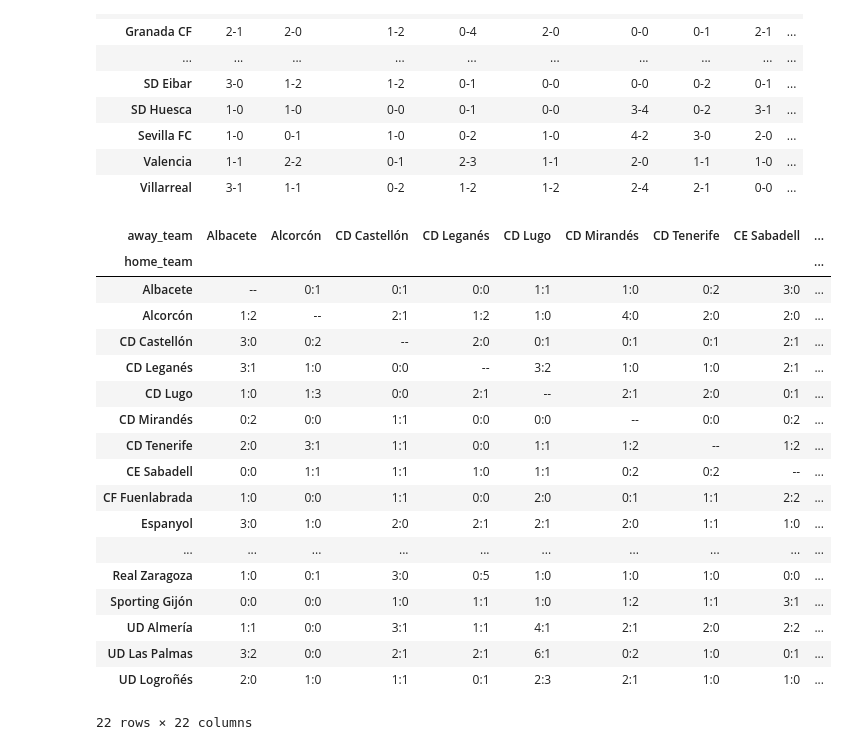
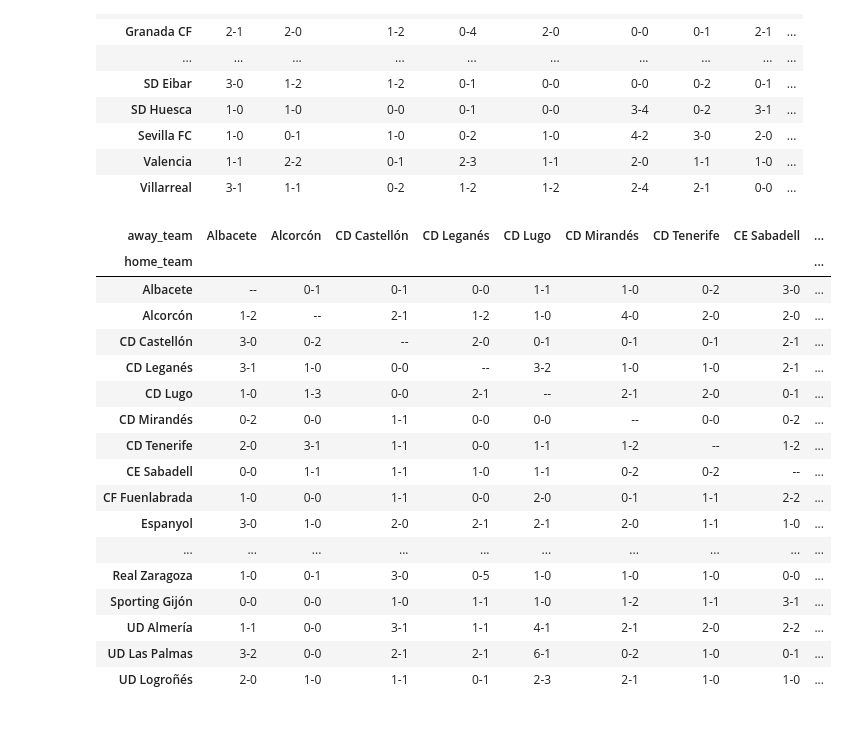
Before and after one commit to mariajinxue/la-quiniela, a Jupyter notebook: analysis/LaLigaDataAnalysis.ipynb, the cells around one changed output. Saved outputs shown, nothing was run; the diff lists cells and outputs as text; code cells hidden in the pictures.

```diff
--- a/analysis/LaLigaDataAnalysis.ipynb
+++ b/analysis/LaLigaDataAnalysis.ipynb
@@ -286,30 +286,30 @@ styled_crosstab
 # %%
 #FUNCIÓN:
 
 def plot_cross_results_table(season, division):
     dff = df.loc[(df["division"] == division) & (df["season"] == season)]
-    crosstab = pd.crosstab(index = dff["home_team"], columns = dff["away_team"], values = dff["score"],
+    crosstab = pd.crosstab(index = dff["home_team"], columns = dff["away_team"], values = dff["score"].str.replace(":", "-"),
                        aggfunc = lambda x: " ".join(x)).fillna("--")
-    return crosstab
+    styled_crosstab = crosstab.style.applymap(color_cells)
+    return styled_crosstab
 
 plot_cross_results_table("2020-2021", 2)
 # %% [output]
 | away_team | Albacete | Alcorcón | CD Castellón | CD Leganés | CD Lugo | CD Mirandés | CD Tenerife | CE Sabadell | ... |
 | home_team |  |  |  |  |  |  |  |  | ... |
-| Albacete | -- | 0:1 | 0:1 | 0:0 | 1:1 | 1:0 | 0:2 | 3:0 | ... |
-| Alcorcón | 1:2 | -- | 2:1 | 1:2 | 1:0 | 4:0 | 2:0 | 2:0 | ... |
-| CD Castellón | 3:0 | 0:2 | -- | 2:0 | 0:1 | 0:1 | 0:1 | 2:1 | ... |
-| CD Leganés | 3:1 | 1:0 | 0:0 | -- | 3:2 | 1:0 | 1:0 | 2:1 | ... |
-| CD Lugo | 1:0 | 1:3 | 0:0 | 2:1 | -- | 2:1 | 2:0 | 0:1 | ... |
-| CD Mirandés | 0:2 | 0:0 | 1:1 | 0:0 | 0:0 | -- | 0:0 | 0:2 | ... |
-| CD Tenerife | 2:0 | 3:1 | 1:1 | 0:0 | 1:1 | 1:2 | -- | 1:2 | ... |
-| CE Sabadell | 0:0 | 1:1 | 1:1 | 1:0 | 1:1 | 0:2 | 0:2 | -- | ... |
-| CF Fuenlabrada | 1:0 | 0:0 | 1:1 | 0:0 | 2:0 | 0:1 | 1:1 | 2:2 | ... |
-| Espanyol | 3:0 | 1:0 | 2:0 | 2:1 | 2:1 | 2:0 | 1:1 | 1:0 | ... |
+| Albacete | -- | 0-1 | 0-1 | 0-0 | 1-1 | 1-0 | 0-2 | 3-0 | ... |
+| Alcorcón | 1-2 | -- | 2-1 | 1-2 | 1-0 | 4-0 | 2-0 | 2-0 | ... |
+| CD Castellón | 3-0 | 0-2 | -- | 2-0 | 0-1 | 0-1 | 0-1 | 2-1 | ... |
+| CD Leganés | 3-1 | 1-0 | 0-0 | -- | 3-2 | 1-0 | 1-0 | 2-1 | ... |
+| CD Lugo | 1-0 | 1-3 | 0-0 | 2-1 | -- | 2-1 | 2-0 | 0-1 | ... |
+| CD Mirandés | 0-2 | 0-0 | 1-1 | 0-0 | 0-0 | -- | 0-0 | 0-2 | ... |
+| CD Tenerife | 2-0 | 3-1 | 1-1 | 0-0 | 1-1 | 1-2 | -- | 1-2 | ... |
+| CE Sabadell | 0-0 | 1-1 | 1-1 | 1-0 | 1-1 | 0-2 | 0-2 | -- | ... |
+| CF Fuenlabrada | 1-0 | 0-0 | 1-1 | 0-0 | 2-0 | 0-1 | 1-1 | 2-2 | ... |
+| Espanyol | 3-0 | 1-0 | 2-0 | 2-1 | 2-1 | 2-0 | 1-1 | 1-0 | ... |
 | ... | ... | ... | ... | ... | ... | ... | ... | ... | ... |
-| Real Zaragoza | 1:0 | 0:1 | 3:0 | 0:5 | 1:0 | 1:0 | 1:0 | 0:0 | ... |
-| Sporting Gijón | 0:0 | 0:0 | 1:0 | 1:1 | 1:0 | 1:2 | 1:1 | 3:1 | ... |
-| UD Almería | 1:1 | 0:0 | 3:1 | 1:1 | 4:1 | 2:1 | 2:0 | 2:2 | ... |
-| UD Las Palmas | 3:2 | 0:0 | 2:1 | 2:1 | 6:1 | 0:2 | 1:0 | 0:1 | ... |
-| UD Logroñés | 2:0 | 1:0 | 1:1 | 0:1 | 2:3 | 2:1 | 1:0 | 1:0 | ... |
+| Real Zaragoza | 1-0 | 0-1 | 3-0 | 0-5 | 1-0 | 1-0 | 1-0 | 0-0 | ... |
+| Sporting Gijón | 0-0 | 0-0 | 1-0 | 1-1 | 1-0 | 1-2 | 1-1 | 3-1 | ... |
+| UD Almería | 1-1 | 0-0 | 3-1 | 1-1 | 4-1 | 2-1 | 2-0 | 2-2 | ... |
+| UD Las Palmas | 3-2 | 0-0 | 2-1 | 2-1 | 6-1 | 0-2 | 1-0 | 0-1 | ... |
+| UD Logroñés | 2-0 | 1-0 | 1-1 | 0-1 | 2-3 | 2-1 | 1-0 | 1-0 | ... |
-22 rows × 22 columns
```
